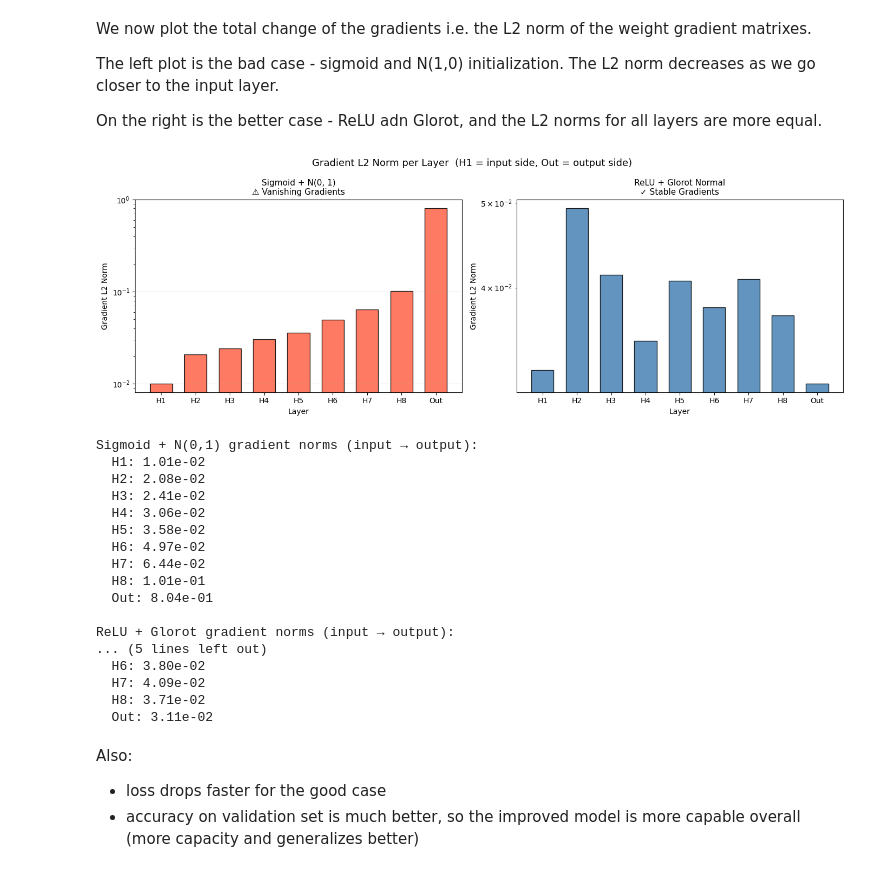
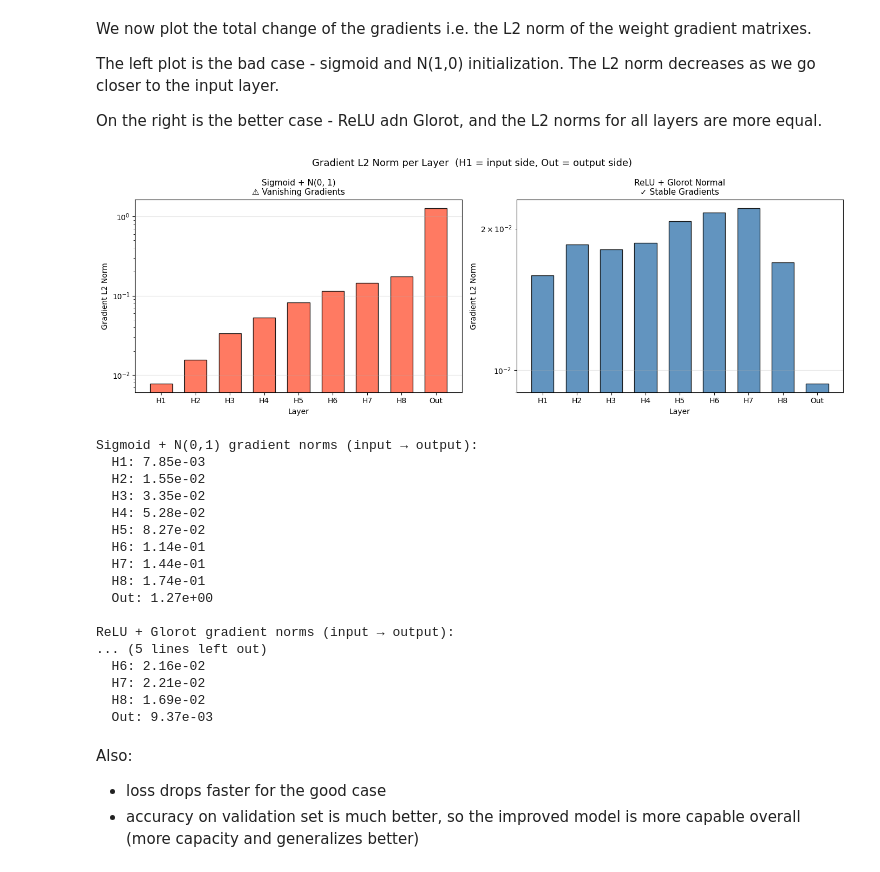
Before and after one commit to hrstnikolov/math-softuni-project-2026, a Jupyter notebook: maths-in-nn.ipynb, the cells around one changed output. Cells and saved outputs as stored; diff of their text form; code cells hidden in the pictures.

Commit message:
fix random seeds and autoformat code

```diff
--- a/maths-in-nn.ipynb
+++ b/maths-in-nn.ipynb
@@ -908,16 +934,13 @@ The goal is to get a single number per layer that answers: "how much is the loss
 
 3. It's sensitive to large outliers — if even a few gradients are large, the norm reflects that; this is useful because a few large gradients can still drive learning.
 # %%
-tf.random.set_seed(42)
-np.random.seed(42)
-
 # Toy binary classification: 2000 samples, 20 features
 n_features = 20
 X_vg = np.random.randn(2000, n_features).astype(np.float32)
 y_vg = (np.sum(X_vg[:, :4], axis=1) > 0).astype(np.float32)
 
-N_LAYERS = 8   # deep enough to make vanishing clearly visible
-N_UNITS  = 64
+N_LAYERS = 8  # deep enough to make vanishing clearly visible
+N_UNITS = 64
 
 
 def build_model(activation, initializer):
@@ -929,7 +952,7 @@ def build_model(activation, initializer):
             activation=activation,
             kernel_initializer=initializer,
             bias_initializer="zeros",
-            name=f"h{i+1}",
+            name=f"h{i + 1}",
         ))
     model.add(keras.layers.Dense(1, activation="sigmoid", name="output"))
     return model
@@ -937,12 +960,12 @@ def build_model(activation, initializer):
 
 def gradient_norms(model, X_batch, y_batch):
     """L2 norm of weight gradients for each Dense kernel, input→output order."""
-    X_t = tf.constant(X_batch)          # convert NumPy → TF tensor
-    y_t = tf.constant(y_batch[:, None]) # reshape (m,) → (m, 1) to match model output
+    X_t = tf.constant(X_batch)  # convert NumPy → TF tensor
+    y_t = tf.constant(y_batch[:, None])  # reshape (m,) → (m, 1) to match model output
 
-    with tf.GradientTape() as tape:     # all operations on all tf.Variables are tracked
-        preds = model(X_t, training=True)                             # forward pass — recorded on the tape
-        loss  = tf.reduce_mean(keras.losses.binary_crossentropy(y_t, preds))  # scalar loss (required by .gradient)
+    with tf.GradientTape() as tape:  # all operations on all tf.Variables are tracked
+        preds = model(X_t, training=True)  # forward pass — recorded on the tape
+        loss = tf.reduce_mean(keras.losses.binary_crossentropy(y_t, preds))  # scalar loss (required by .gradient)
 
     # select only weights and don't use the biases. 'kernel' is an alias for weights
     weights = [var for var in model.trainable_variables if "kernel" in var.name]
@@ -951,8 +974,8 @@ def gradient_norms(model, X_batch, y_batch):
     grads = tape.gradient(loss, weights)
 
     return [
-        float(tf.norm(g))               # L2 norm collapses the whole weight matrix to one scalar
-        for g, v in zip(grads, weights)
+        float(tf.norm(g))  # L2 norm collapses the whole weight matrix to one scalar
+        for g in grads
     ]
 
 
@@ -974,14 +997,15 @@ On the right is the better case - ReLU adn Glorot, and the L2 norms for all laye
 # ── Bad: sigmoid + N(0, 1) ─────────────────────────────────────────────────────
 # Large initial weights → large pre-activations → sigmoid saturation → σ'(z) ≈ 0
 # Each layer multiplies the gradient by ≤ 0.25, so deeper layers starve.
-bad_init   = keras.initializers.RandomNormal(mean=0.0, stddev=1.0)
-model_bad  = build_model("sigmoid", bad_init)
-norms_bad  = gradient_norms(model_bad, X_b, y_b)
+bad_init = keras.initializers.RandomNormal(mean=0.0, stddev=1.0, seed=1)
+model_bad = build_model("sigmoid", bad_init)
+norms_bad = gradient_norms(model_bad, X_b, y_b)
 
 # ── Good: ReLU + Glorot Normal ─────────────────────────────────────────────────
 # Glorot scales σ = sqrt(2 / (fan_in + fan_out)) → preserves activation variance.
 # ReLU derivative is 1 for z > 0, so gradients flow without shrinking.
-model_good = build_model("relu", "glorot_normal")
+good_init = keras.initializers.GlorotNormal(seed=1)
+model_good = build_model("relu", good_init)
 norms_good = gradient_norms(model_good, X_b, y_b)
 
 # ── Plot ───────────────────────────────────────────────────────────────────────
@@ -989,53 +1013,53 @@ layer_labels = [f"H{i}" for i in range(1, N_LAYERS + 1)] + ["Out"]
 x = list(range(1, len(layer_labels) + 1))
 
 fig, axes = plt.subplots(1, 2, figsize=(14, 5))
 fig.suptitle(
     "Gradient L2 Norm per Layer  (H1 = input side, Out = output side)",
     fontsize=13,
 )
 
 for ax, norms, color, title in [
-    (axes[0], norms_bad,  "tomato",    "Sigmoid + N(0, 1)\n⚠ Vanishing Gradients"),
+    (axes[0], norms_bad, "tomato", "Sigmoid + N(0, 1)\n⚠ Vanishing Gradients"),
     (axes[1], norms_good, "steelblue", "ReLU + Glorot Normal\n✓ Stable Gradients"),
 ]:
     ax.bar(x, norms, color=color, edgecolor="black", alpha=0.85, width=0.65)
     ax.set_title(title, fontsize=11)
     ax.set_xticks(x)
     ax.set_xticklabels(layer_labels)
     ax.set_xlabel("Layer")
     ax.set_ylabel("Gradient L2 Norm")
-    ax.set_yscale("log")          # log scale makes the decay visible
+    ax.set_yscale("log")  # log scale makes the decay visible
     ax.grid(axis="y", alpha=0.3)
 
 plt.tight_layout()
 plt.show()
 
 print("Sigmoid + N(0,1) gradient norms (input → output):")
 for lbl, n in zip(layer_labels, norms_bad):
     print(f"  {lbl}: {n:.2e}")
 
 print("\nReLU + Glorot gradient norms (input → output):")
 for lbl, n in zip(layer_labels, norms_good):
     print(f"  {lbl}: {n:.2e}")
 # %% [output]
-[figure, old version]
+[figure, new version]
 Sigmoid + N(0,1) gradient norms (input → output):
-  H1: 1.01e-02
-  H2: 2.08e-02
-  H3: 2.41e-02
-  H4: 3.06e-02
-  H5: 3.58e-02
-  H6: 4.97e-02
-  H7: 6.44e-02
-  H8: 1.01e-01
-  Out: 8.04e-01
+  H1: 7.85e-03
+  H2: 1.55e-02
+  H3: 3.35e-02
+  H4: 5.28e-02
+  H5: 8.27e-02
+  H6: 1.14e-01
+  H7: 1.44e-01
+  H8: 1.74e-01
+  Out: 1.27e+00
 
 ReLU + Glorot gradient norms (input → output):
 ... (5 lines left out)
-  H6: 3.80e-02
-  H7: 4.09e-02
-  H8: 3.71e-02
-  Out: 3.11e-02
+  H6: 2.16e-02
+  H7: 2.21e-02
+  H8: 1.69e-02
+  Out: 9.37e-03
 # %% [markdown]
 Also:
 - loss drops faster for the good case
```
Also changed, not shown: parts of 11 cells of this notebook.
